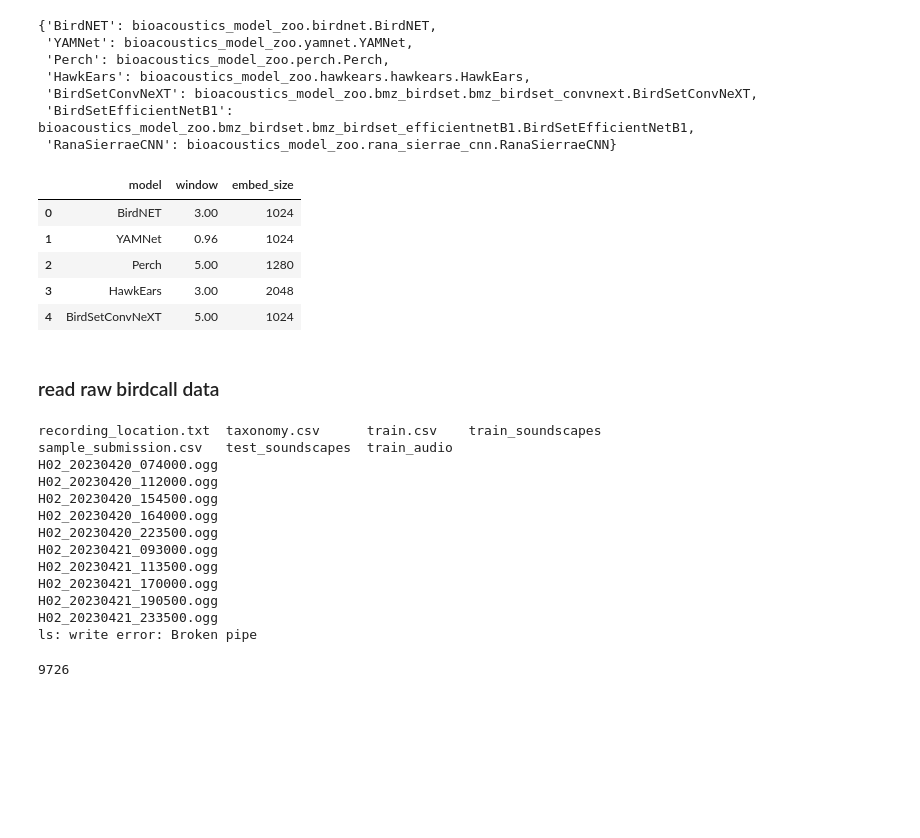
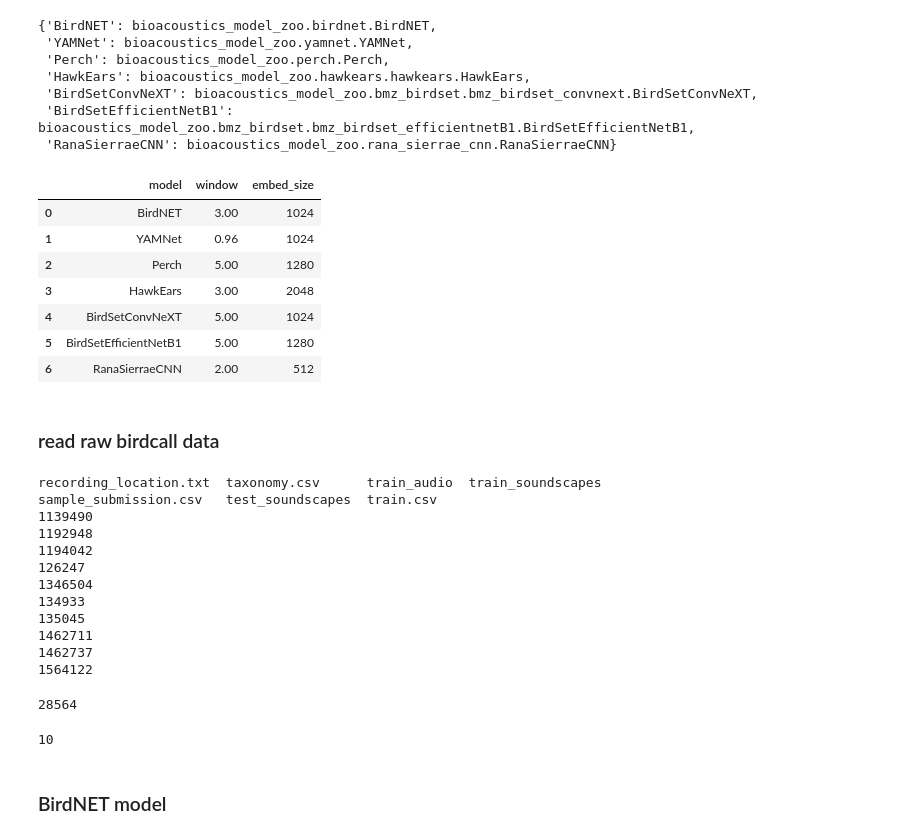
Before and after one commit to dsgt-arc/birdclef-2025, a Jupyter notebook: notebooks/embed/20250524-mg-embed.ipynb, the cells around one changed output. Cells and saved outputs as stored; diff of their text form; code cells hidden in the pictures; blank space fills up the shorter version.

```diff
--- a/notebooks/embed/20250524-mg-embed.ipynb
+++ b/notebooks/embed/20250524-mg-embed.ipynb
@@ -51,18 +52,20 @@ models = {
 # %%
 import pandas as pd
 
 # create pandas dataframe
 model_df = pd.DataFrame.from_dict(models, orient="index")
 model_df.reset_index(inplace=True)
 model_df.columns = ["model", "window", "embed_size"]
-model_df.head()
+model_df.head(10)
 # %% [output]
 |  | model | window | embed_size |
 | 0 | BirdNET | 3.00 | 1024 |
 | 1 | YAMNet | 0.96 | 1024 |
 | 2 | Perch | 5.00 | 1280 |
 | 3 | HawkEars | 3.00 | 2048 |
 | 4 | BirdSetConvNeXT | 5.00 | 1024 |
+| 5 | BirdSetEfficientNetB1 | 5.00 | 1280 |
+| 6 | RanaSierraeCNN | 2.00 | 512 |
 # %% [markdown]
 ### read raw birdcall data
 # %%
@@ -70,22 +73,28 @@ from pathlib import Path
 
 raw_root = Path("~/p-dsgt_clef2025-0/shared/birdclef/raw/birdclef-2025").expanduser()
 ! ls {raw_root}
-soundscape_root = raw_root / "train_soundscapes"
+soundscape_root = raw_root / "train_audio"
 ! ls {soundscape_root} | head
-soundscapes = sorted(soundscape_root.glob("*.ogg"))
+soundscapes = sorted(soundscape_root.glob("**/*.ogg"))
 display(len(soundscapes))
 # %% [output]
-recording_location.txt  taxonomy.csv      train.csv    train_soundscapes
-sample_submission.csv   test_soundscapes  train_audio
-H02_20230420_074000.ogg
-H02_20230420_112000.ogg
-H02_20230420_154500.ogg
-H02_20230420_164000.ogg
-H02_20230420_223500.ogg
-H02_20230421_093000.ogg
-H02_20230421_113500.ogg
-H02_20230421_170000.ogg
-H02_20230421_190500.ogg
-H02_20230421_233500.ogg
-ls: write error: Broken pipe
+recording_location.txt  taxonomy.csv      train_audio  train_soundscapes
+sample_submission.csv   test_soundscapes  train.csv
+1139490
+1192948
+1194042
+126247
+1346504
+134933
+135045
+1462711
+1462737
+1564122
-9726
+28564
+# %%
+subset_soundscapes = soundscapes[:10]
+len(subset_soundscapes)
+# %% [output]
+10
+# %% [markdown]
+### BirdNET model
```
Also changed, not shown: parts of 6 cells of this notebook, 2 other files.
